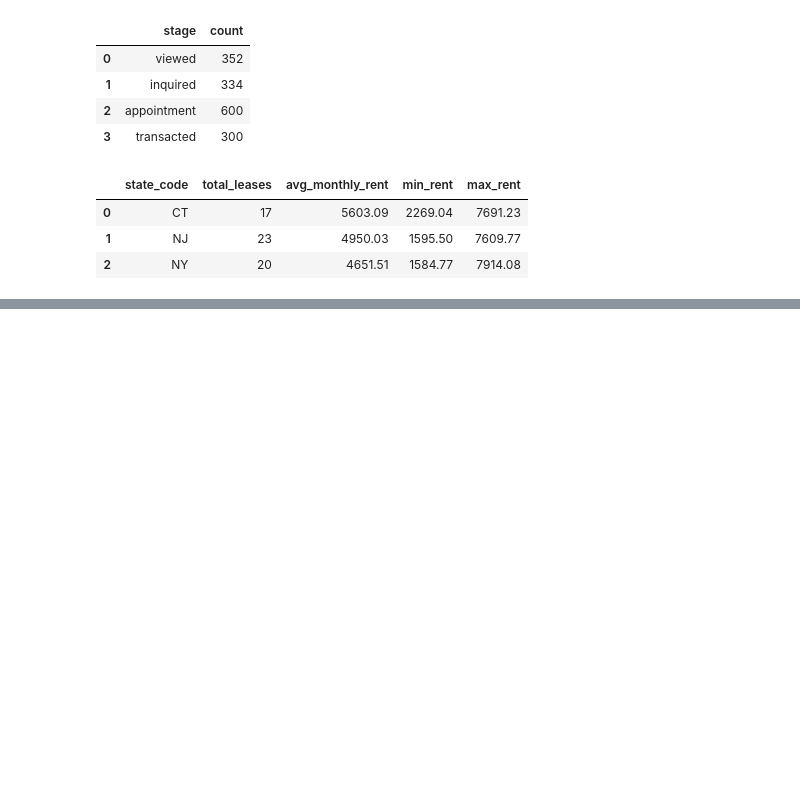
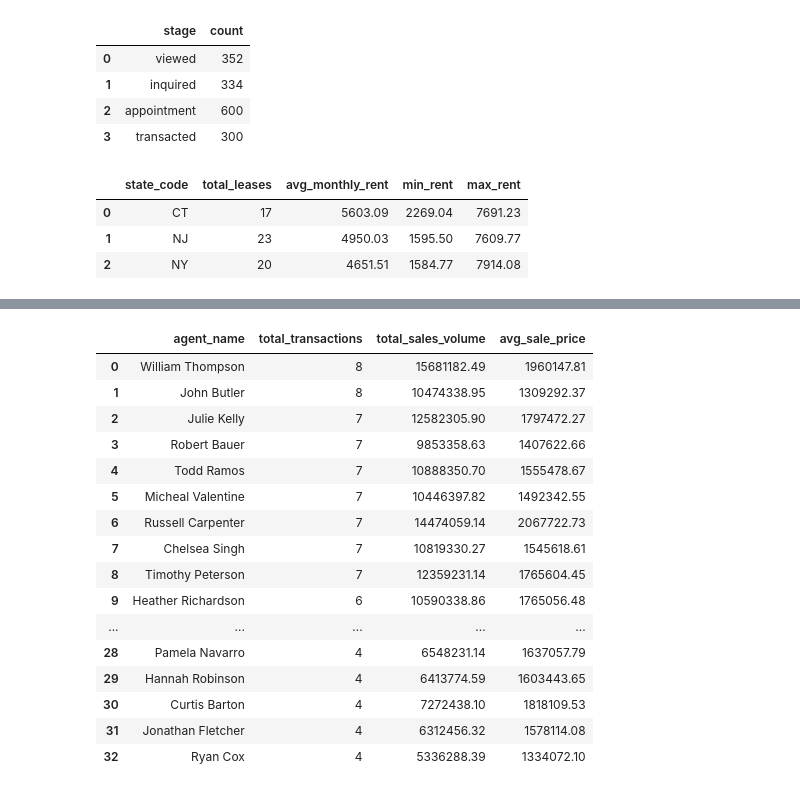
Before and after one commit to jamesgao0528/dream-homes-nyc, a Jupyter notebook: 03_queries.ipynb, the cells around one changed output, grey strips where cells are left out. Cells and saved outputs as stored; diff of their text form; code cells hidden in the pictures; blank space fills up the shorter version.

```diff
--- a/03_queries.ipynb
+++ b/03_queries.ipynb
@@ -131,0 +304,35 @@ df
+# %%
+df = pd.read_sql("""
+    SELECT
+        e.first_name || ' ' || e.last_name AS agent_name,
+        COUNT(pt.transaction_id) AS total_transactions,
+        ROUND(SUM(st.sale_price), 2) AS total_sales_volume,
+        ROUND(AVG(st.sale_price), 2) AS avg_sale_price
+    FROM property_transaction pt
+    JOIN sale_transaction st ON st.transaction_id = pt.transaction_id
+    JOIN listing l ON l.listing_id = pt.listing_id
+    JOIN agent a ON a.agent_id = l.agent_id
+    JOIN employee e ON e.employee_id = a.agent_id
+    GROUP BY e.employee_id, e.first_name, e.last_name
+    HAVING COUNT(pt.transaction_id) > 3
+    ORDER BY total_transactions DESC
+""", engine)
+df
+# %% [output]
+|  | agent_name | total_transactions | total_sales_volume | avg_sale_price |
+| 0 | William Thompson | 8 | 15681182.49 | 1960147.81 |
+| 1 | John Butler | 8 | 10474338.95 | 1309292.37 |
+| 2 | Julie Kelly | 7 | 12582305.90 | 1797472.27 |
+| 3 | Robert Bauer | 7 | 9853358.63 | 1407622.66 |
+| 4 | Todd Ramos | 7 | 10888350.70 | 1555478.67 |
+| 5 | Micheal Valentine | 7 | 10446397.82 | 1492342.55 |
+| 6 | Russell Carpenter | 7 | 14474059.14 | 2067722.73 |
+| 7 | Chelsea Singh | 7 | 10819330.27 | 1545618.61 |
+| 8 | Timothy Peterson | 7 | 12359231.14 | 1765604.45 |
+| 9 | Heather Richardson | 6 | 10590338.86 | 1765056.48 |
+| ... | ... | ... | ... | ... |
+| 28 | Pamela Navarro | 4 | 6548231.14 | 1637057.79 |
+| 29 | Hannah Robinson | 4 | 6413774.59 | 1603443.65 |
+| 30 | Curtis Barton | 4 | 7272438.10 | 1818109.53 |
+| 31 | Jonathan Fletcher | 4 | 6312456.32 | 1578114.08 |
+| 32 | Ryan Cox | 4 | 5336288.39 | 1334072.10 |
```
Also changed, not shown: parts of 6 cells of this notebook.
